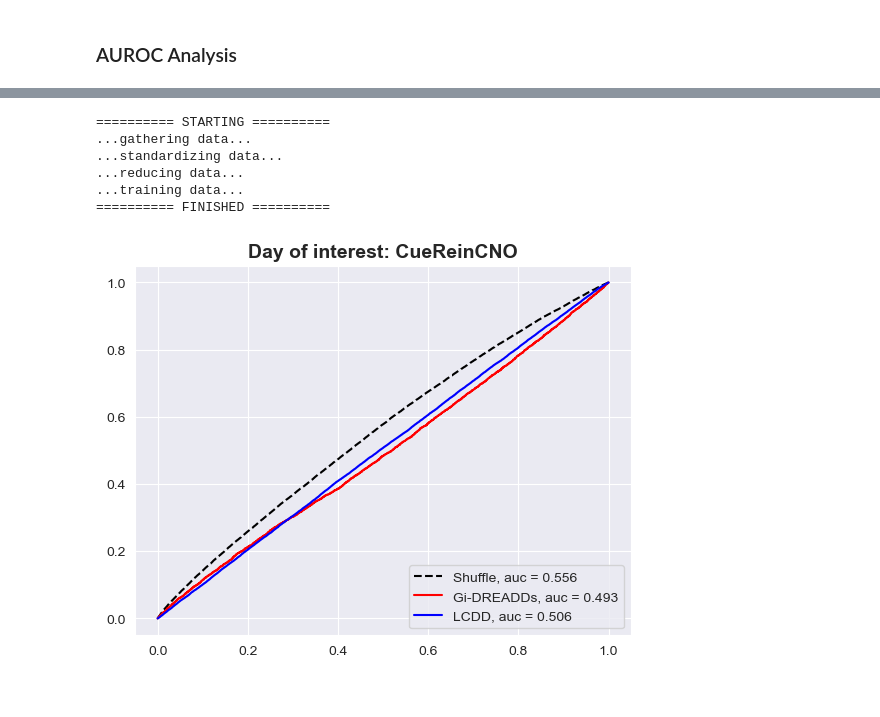
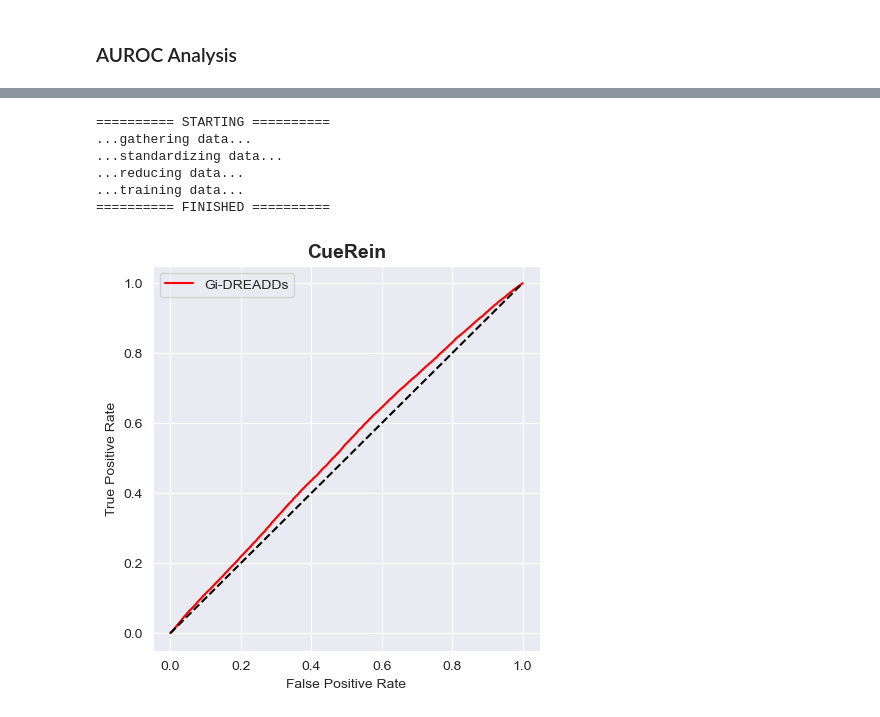
Before and after one commit to datasiansalsa/LC-PrL-DREADDs_Self-Admin_Analysis, a Jupyter notebook: cue_analysis/LC-PrL-DREADDs/LC-PrL-DREADDs_cue_analysis_JJB.ipynb, the cells around one changed output, grey strips where cells are left out. Cells and saved outputs as stored; diff of their text form; code cells hidden in the pictures.

```diff
--- a/cue_analysis/LC-PrL-DREADDs/LC-PrL-DREADDs_cue_analysis_JJB.ipynb
+++ b/cue_analysis/LC-PrL-DREADDs/LC-PrL-DREADDs_cue_analysis_JJB.ipynb
@@ -845,18 +812,18 @@ print('========== FINISHED ==========')
 
 #initialize group(s)
 groups = [
-    # 'CueRein',
-    'CueReinCNO',
+    'CueRein',
+    # 'CueReinCNO',
     # 'CueReinPersist'
     ]
 indir_list = [
-    # Gi_cueRein_dir,
-    Gi_cueReinCNO_dir,
+    Gi_cueRein_dir,
+    # Gi_cueReinCNO_dir,
     # Gi_cueReinPersist_dir
     ]
 animals_of_interest_list = [
-    # Gi_cueRein_animals,
-    Gi_cueReinCNO_animals,
+    Gi_cueRein_animals,
+    # Gi_cueReinCNO_animals,
     # Gi_cueReinPersist_animals
     ]
 
@@ -885,46 +852,34 @@ for index in range(len(groups)):
 #X and y training data
 X = np.array(train_set)
 y = np.array(train_target)
 
 print('...standardizing data...')
 #standardize data
 standardize = OBJECT
 stand_X = standardize.fit_transform(X)
 
 print('...reducing data...')
 #reduce dimensions while maintaining variance
 reduction = DIMENSION_REDUCTION
 reduced_X = reduction.fit_transform(stand_X)
 
 print('...training data...')
 #accuracy
 # control_pred = MODEL.predict(reduced_X)
 
 xp_pred_proba = MODEL.predict_proba(reduced_X)[::,1]
 xp_fpr, xp_tpr, _ = metrics.roc_curve(y,  xp_pred_proba)
 xp_auc = metrics.roc_auc_score(y, xp_pred_proba)
 
+
+plot_sklearn_roc_curve(y, xp_pred_proba, 'Gi-DREADDs', 'CueRein', 'red')
+
 print('========== FINISHED ==========')
 # %% [output]
 ========== STARTING ==========
 ...gathering data...
 ...standardizing data...
 ...reducing data...
 ...training data...
 ========== FINISHED ==========
+[figure, added]
-# %%
-#auROC plot
-day = 'CueReinCNO'
-
-sns.set_style('darkgrid')
-plt.plot(shuffle_fpr, shuffle_tpr, color='k', linestyle='--', label="Shuffle, auc = " + '{0:.3g}'.format(shuffle_auc))
-plt.plot(xp_fpr, xp_tpr, color='red', label="Gi-DREADDs, auc = " + '{0:.3g}'.format(xp_auc))
-plt.plot(control_fpr, control_tpr, color='blue', label="LCDD, auc = " + '{0:.3g}'.format(control_auc))
-
-plt.title('Day of interest: %s'%(day), fontsize=14, fontweight='bold')
-plt.legend(loc=4)
-
-plt.savefig(os.path.join(iteration_results, 'LC-PrL-DREADDs_SA_%s_auROC-curve.PDF'%(day)), format ='PDF')
-plt.show()
-# %% [output]
-[figure, removed]
```
Also changed, not shown: parts of 9 cells of this notebook, 3 other files.
